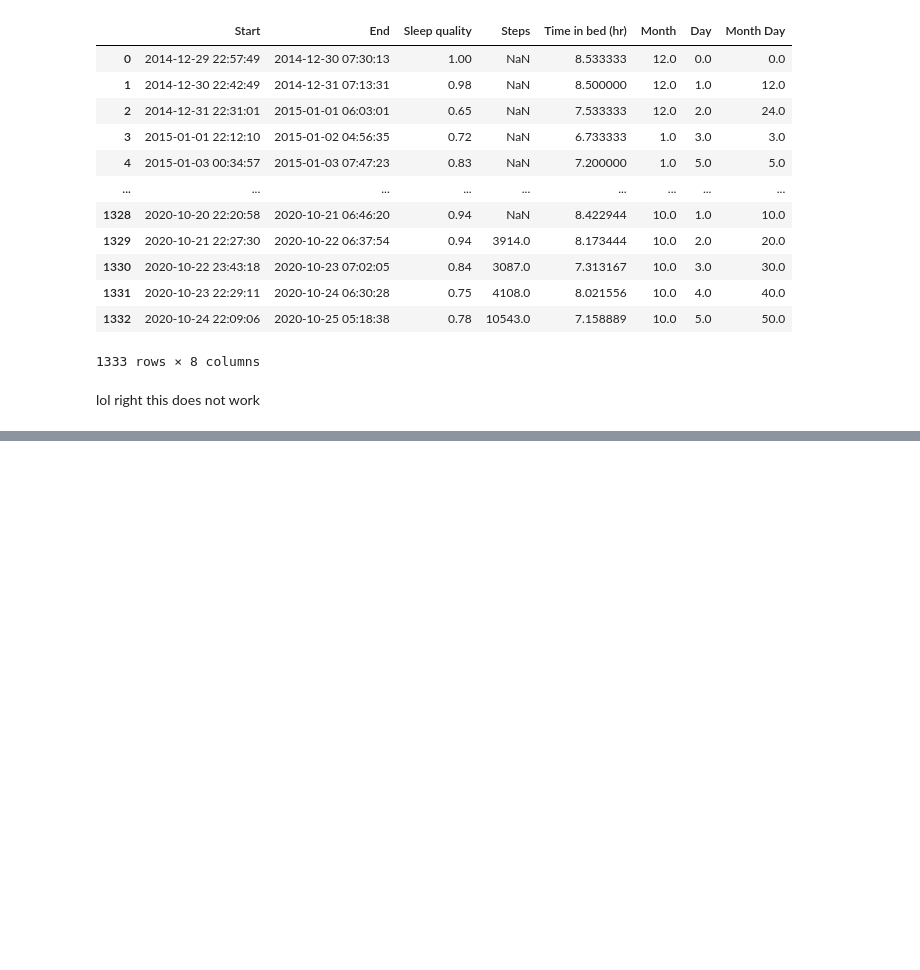
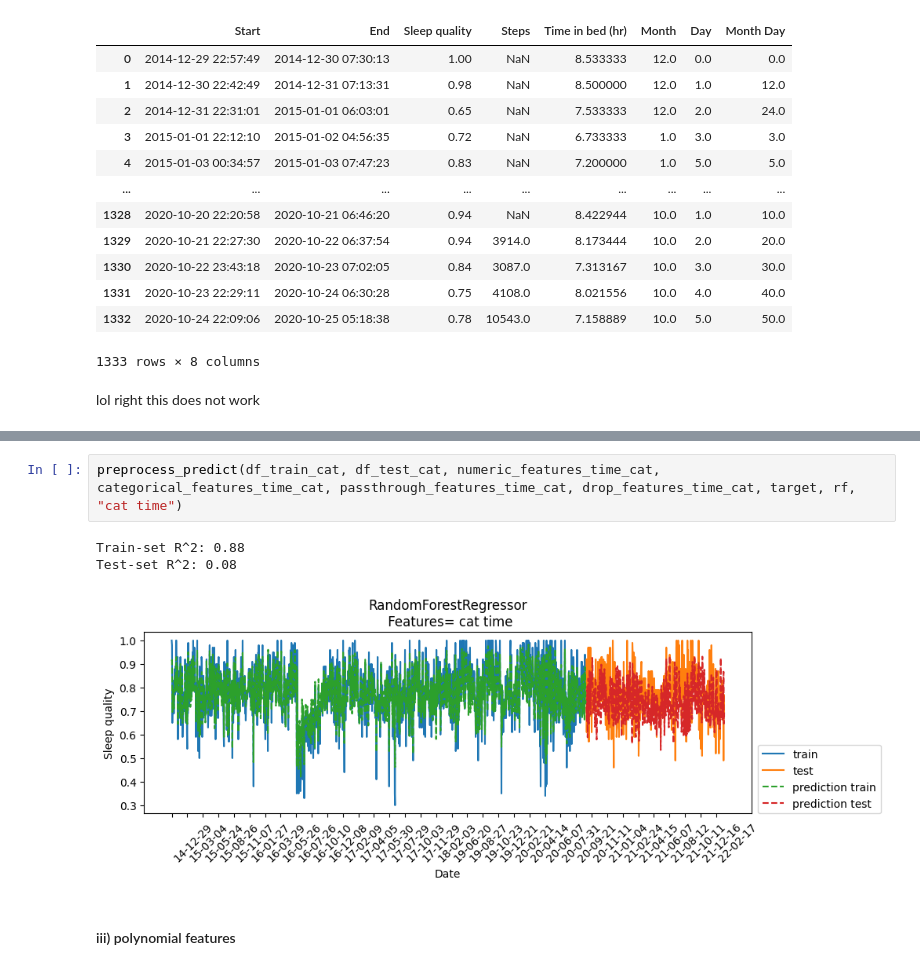
Before and after one commit to ricd99/endToEndML, a Jupyter notebook: notebooks/EDA_clean.ipynb, the cells around one changed output, grey strips where cells are left out. Cells and saved outputs as stored; diff of their text form; blank space fills up the shorter version.

```diff
--- a/notebooks/EDA_clean.ipynb
+++ b/notebooks/EDA_clean.ipynb
@@ -737,0 +794,8 @@ lol right this does not work
+# %%
+preprocess_predict(df_train_cat, df_test_cat, numeric_features_time_cat, categorical_features_time_cat, passthrough_features_time_cat, drop_features_time_cat, target, rf, "cat time")
+# %% [output]
+Train-set R^2: 0.88
+Test-set R^2: 0.08
+[figure, added]
+# %% [markdown]
+#### iii) polynomial features
```
Also changed, not shown: parts of 18 cells of this notebook.
